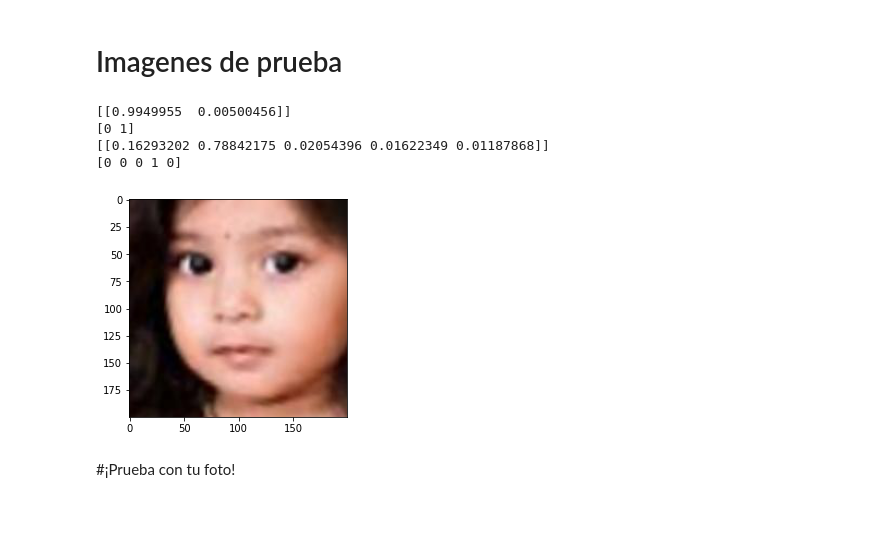
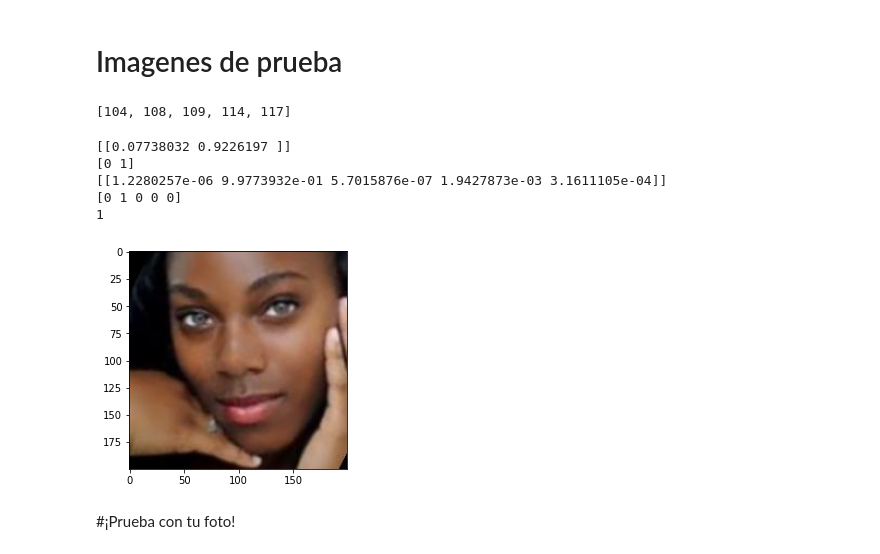
Before and after one commit to vachaconcu/Mineriadatos, a Jupyter notebook: Modelos.ipynb, the cells around one changed output. Drawn from its saved outputs; the diff is of its cells as text; code cells hidden in the pictures; blank space fills up the shorter version.

```diff
--- a/Modelos.ipynb
+++ b/Modelos.ipynb
@@ -25,4 +27,4 @@ x_test2 -= x_train_mean
 #Carga de modelo final para sexo
 # %%
 from tensorflow.keras.models import load_model
-models = load_model('/content/drive/My Drive/Mineria/Interna/datos/Modelos/Sexo_Segunda_vale_0.7_ResNet20v2_model.027.h5')
+models = load_model('/content/drive/My Drive/Mineria/Pesos/ModeloSexo.h5')
@@ -29,4 +38,4 @@ models = load_model('/content/drive/My Drive/Mineria/Interna/datos/Modelos/Sexo_
 # %% [markdown]
 # Carga de modelo final para raza
 # %%
-modelr= load_model('/content/drive/My Drive/Mineria/Interna/datos/Modelos/Modelos/Raza_Segunda_vale_0.1_ResNet20v2_model.028.h5')
+modelr= load_model('/content/drive/My Drive/Mineria/Pesos/ModeloRaza.h5')
@@ -66,31 +82,34 @@ for i in  range(0,20):
         bien.append(i+100)
       else: medio.append(i+100)
   else: mal.append(i+100)
+# %%
+mal
+# %% [output]
+[104, 108, 109, 114, 117]
 # %%
 from skimage import io
 import matplotlib.pyplot as plt
-w=106
+w=115
 Idw=[]
-image=x_test2[w]
+image=x_testdos[w]
 plt.imshow(image)
 
-Idata=np.array(image)/255
+Idata=np.array(x_test2[w])
 Idw.append(Idata)
-
-x_train_mean = np.mean(x_train, axis=0)
 Idw=np.array(Idw)
-Idw -= x_train_mean
 
 print(models.predict(Idw[0:1]))
 print(y_test2_s[w])
 print(modelr.predict(Idw[0:1]))
 print(y_test2_r[w])
+print(np.argmax(modelr.predict(Idw[0:1])))
 # %% [output]
-[[0.9949955  0.00500456]]
+[[0.07738032 0.9226197 ]]
 [0 1]
-[[0.16293202 0.78842175 0.02054396 0.01622349 0.01187868]]
-[0 0 0 1 0]
+[[1.2280257e-06 9.9773932e-01 5.7015876e-07 1.9427873e-03 3.1611105e-04]]
+[0 1 0 0 0]
+1
-[figure, old version]
+[figure, new version]
 # %% [markdown]
 #¡Prueba con tu foto!
 # %%
```
Also changed, not shown: parts of 9 cells of this notebook.
